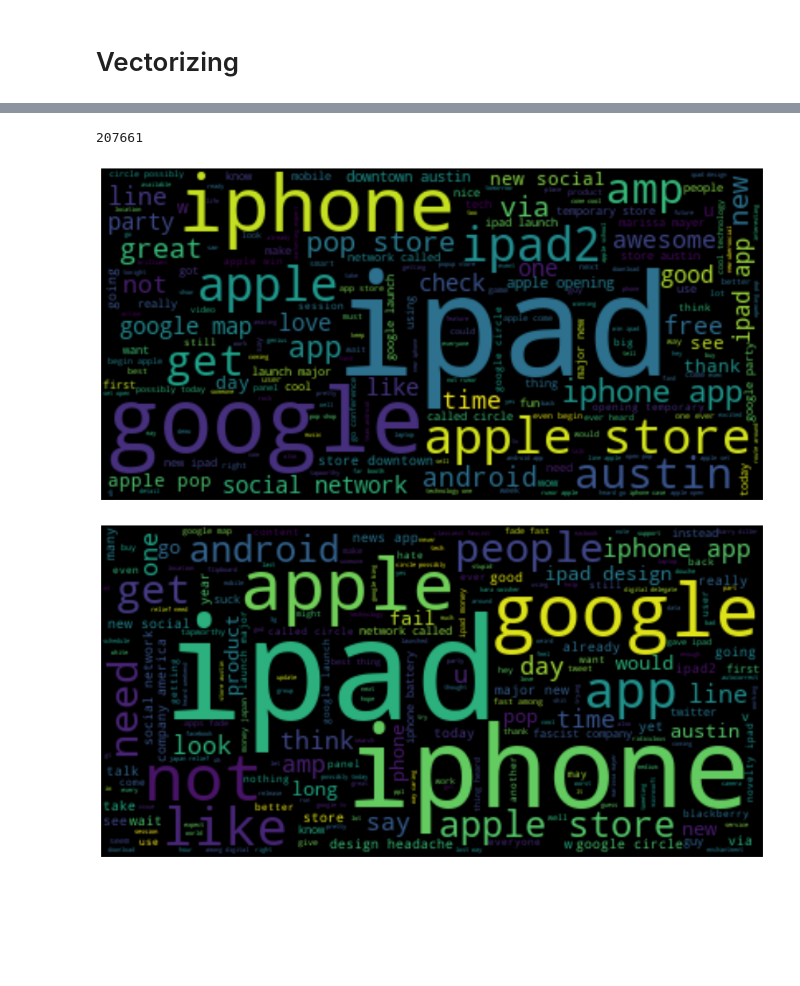
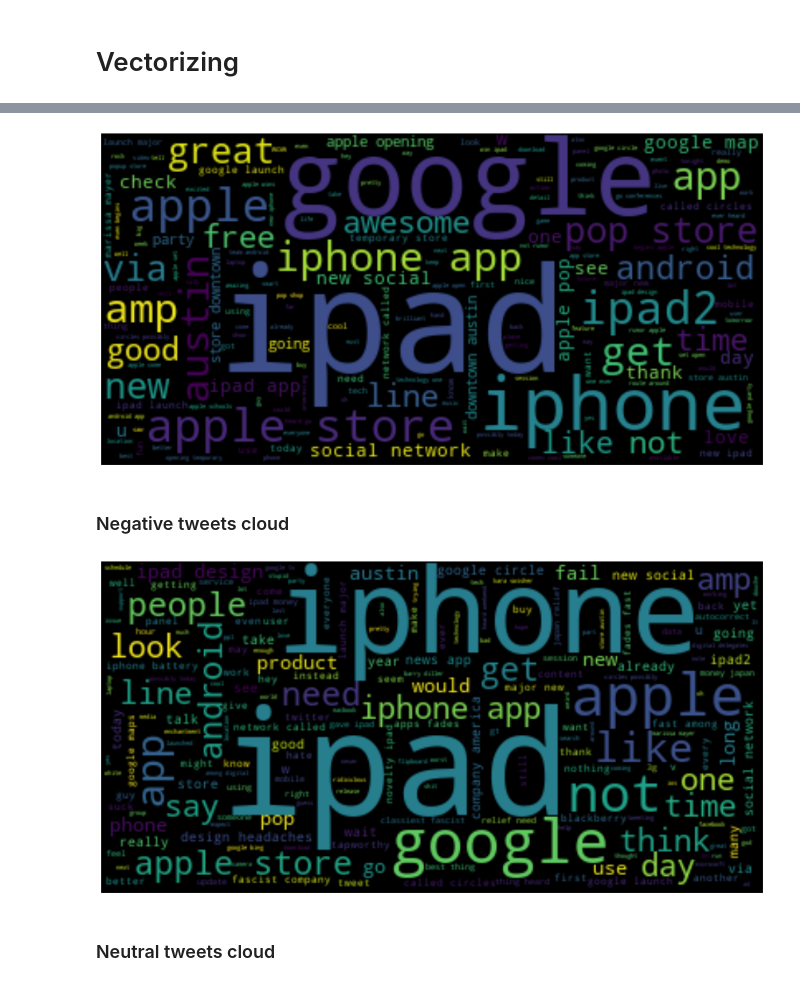
Before and after one commit to czarina-ds/Twitter-Sentiment-Analysis, a Jupyter notebook: individual_notebooks/Marcelo_Notebook.ipynb, the cells around one changed output, grey strips where cells are left out. Cells and saved outputs as stored; diff of their text form; code cells hidden in the pictures; blank space fills up the shorter version.

```diff
--- a/individual_notebooks/Marcelo_Notebook.ipynb
+++ b/individual_notebooks/Marcelo_Notebook.ipynb
@@ -161,7 +151,7 @@ def label(df):
     return df
 # %%
 def clean_function(df):
-    df['text'] = df['text'].str.lower()
+    df['text'] = df['text'].apply(lambda x: x.lower())
     df['text'] = df['text'].str.encode('ascii', 'ignore').str.decode('ascii')
     df['text'] = df['text'].apply(lambda x: re.sub(r'http\S+', '', x))
     df['text'] = df['text'].apply(lambda x: re.sub(r'@\S*', '', x))
@@ -1326,0 +781,2 @@ df_clean['text'] = df_clean['text'].apply(lambda x: ' '.join(x))
+# %%
+df_clean = pd.concat([df_train_clean, df_test_clean], axis=0)
@@ -1421,15 +864,11 @@ text = ' '.join(' '.join(review) for review in df_good['text'])
-# %%
-len(text)
-# %% [output]
-207661
 # %%
 more_stopwords = ['sxsw','sxswi', 'link', 'quot']
 # %%
-wordcloud = WordCloud(stopwords=more_stopwords).generate(text)
+wordcloud = WordCloud(stopwords=more_stopwords).generate(text_good)
 
 plt.figure(figsize=(16,12))
 plt.imshow(wordcloud, interpolation='bilinear')
 plt.axis("off")
 plt.show()
 # %% [output]
-[figure, old version]
+[figure, new version]
@@ -1438,2 +875,6 @@ df_bad = df_changed.copy()
+# %% [markdown]
+### Negative tweets cloud
 # %%
+df_bad = df_clean.copy()
 df_bad = df_bad[df_bad['target']==1]
+text_bad = ' '.join(df_bad.text)
@@ -1442,9 +881,11 @@ text = ' '.join(' '.join(review) for review in df_bad['text'])
 # %%
-wordcloud = WordCloud(stopwords=more_stopwords).generate(text)
+wordcloud = WordCloud(stopwords=more_stopwords).generate(text_bad)
 
 plt.figure(figsize=(16,12))
 plt.imshow(wordcloud, interpolation='bilinear')
 plt.axis("off")
 plt.show()
 # %% [output]
-[figure, old version]
+[figure, new version]
+# %% [markdown]
+### Neutral tweets cloud
```
Also changed, not shown: parts of 148 cells of this notebook.
